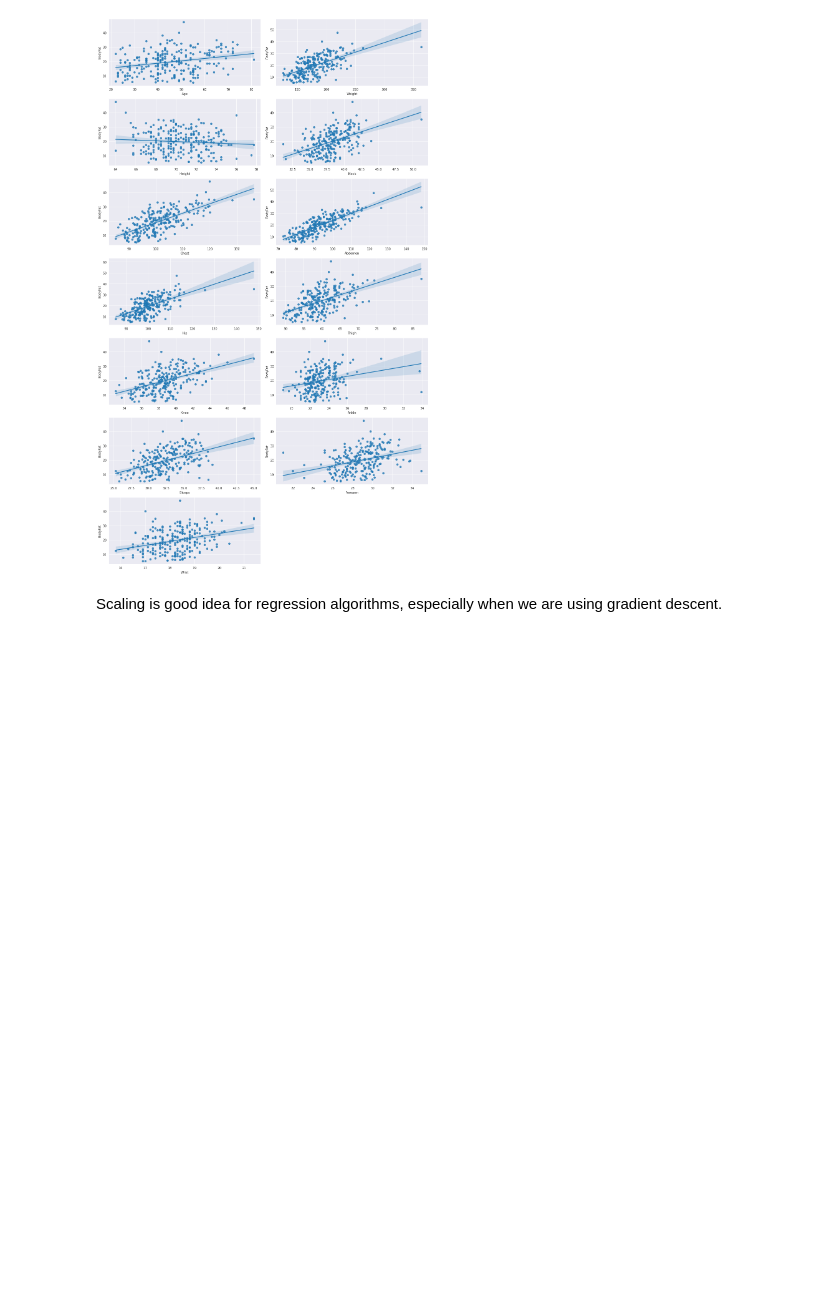
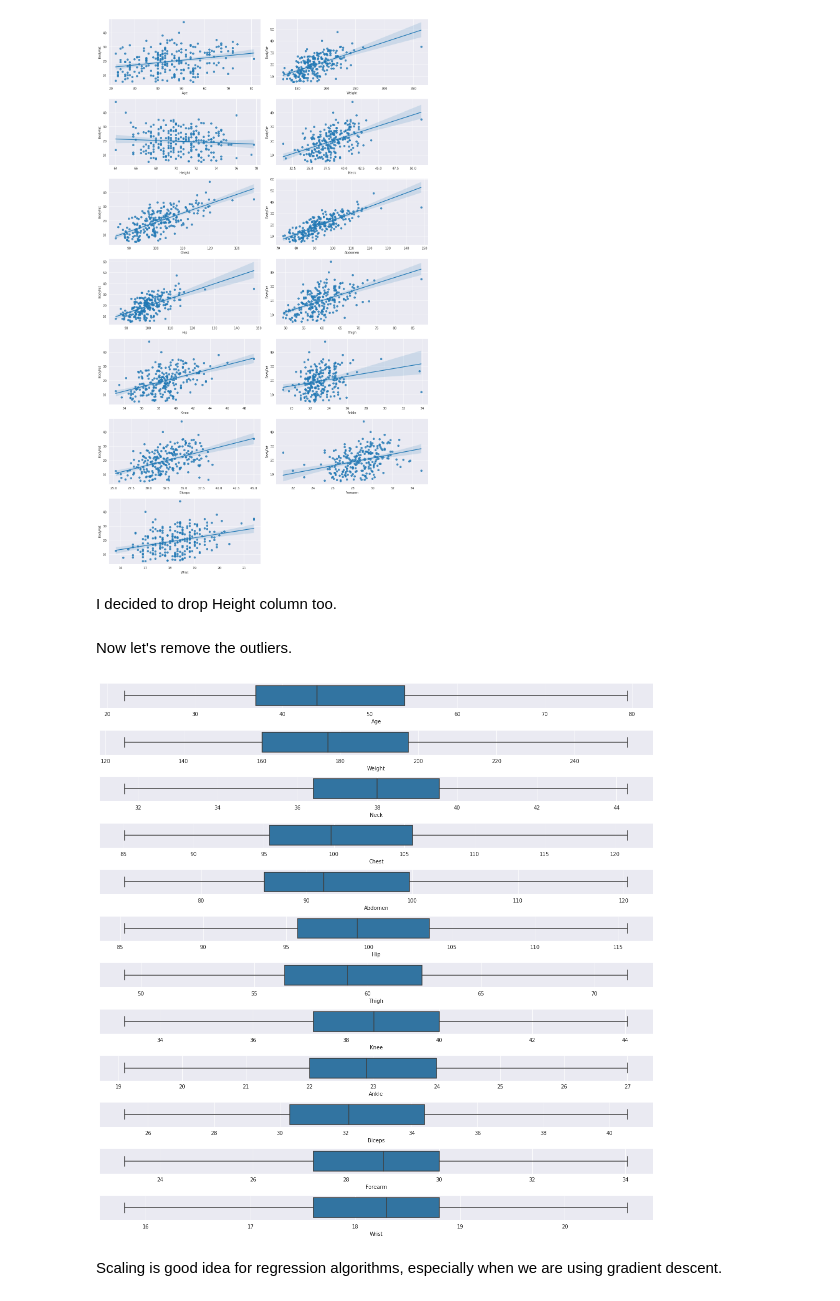
Before and after one commit to mcgmed/Machine-Learning-Projects, a Jupyter notebook: body-fat-percentage.ipynb, the cells around one changed output. Drawn from its saved outputs; the diff is of its cells as text; code cells hidden in the pictures; blank space fills up the shorter version.

Commit message:
Kaggle Notebook | Body Fat Percentage

```diff
--- a/body-fat-percentage.ipynb
+++ b/body-fat-percentage.ipynb
@@ -182,3 +182,5 @@ for i, column in enumerate(data.columns.drop('BodyFat')):
 plt.tight_layout();
 # %% [output]
 [figure]
+# %% [markdown]
+I decided to drop Height column too.
@@ -184,0 +189,2 @@ plt.tight_layout();
+# %% [markdown]
+Now let's remove the outliers.
@@ -185,3 +203,11 @@ plt.tight_layout();
+# %%
+plt.figure(figsize=(15,15), tight_layout=True)
+
+for i, column in enumerate(data[data.columns.drop('BodyFat')]):
+    plt.subplot(12,1,i+1)
+    sns.boxplot(data[column]);
+# %% [output]
+[figure, added]
 # %%
 from sklearn.model_selection import train_test_split
 
```
Also changed, not shown: parts of 9 cells of this notebook.
